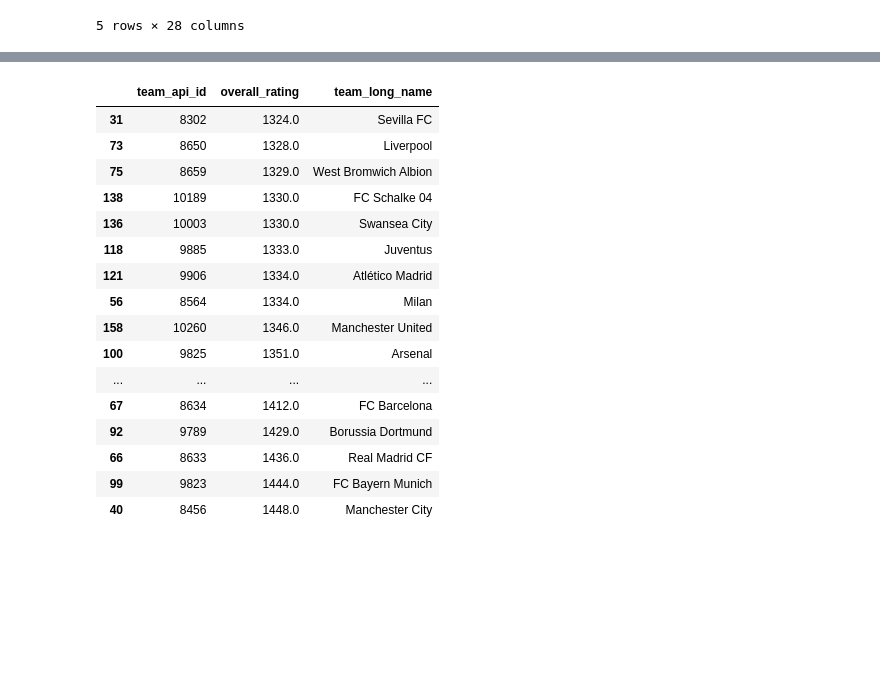
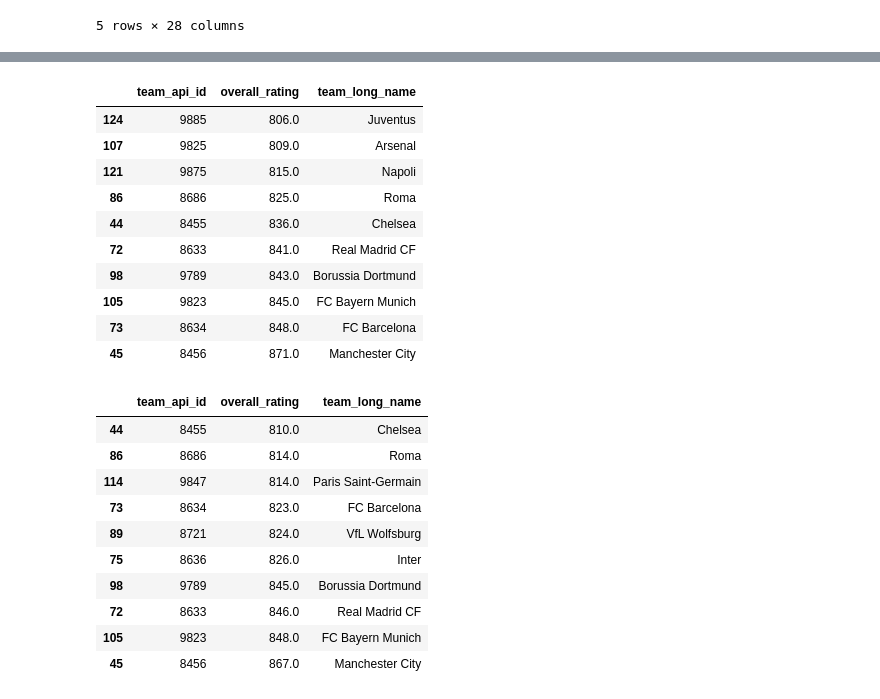
Before and after one commit to abhiksark/Udacity-DataAnalyst-Nanodegree, a Jupyter notebook: football_analysis/Updated_EDA.ipynb, the cells around one changed output, grey strips where cells are left out. Cells and saved outputs as stored; diff of their text form; code cells hidden in the pictures; blank space fills up the shorter version.

```diff
--- a/football_analysis/Updated_EDA.ipynb
+++ b/football_analysis/Updated_EDA.ipynb
@@ -289,20 +289,12 @@ def end_of_year_player(df_comb_player,year):
     return df_comb_player[['player_api_id','player_name', 'date', 'overall_rating', 'potential']]
 
 
-def end_of_year_team(df_comb_team,year):
+def end_of_year_team(df_comb_team):
     df_comb_team['date'] = pd.to_datetime(df_comb_team['date'])
-    df_comb_team = df_comb_team[df_comb_team['date'].dt.year == year]
+    df_comb_team = df_comb_team[df_comb_team['date'].dt.year == 2015]
     df_comb_team = df_comb_team.sort_values('date').groupby('team_api_id').last()
     df_comb_team.reset_index(level=0, inplace=True)
-    return df_comb_team[['team_api_id','team_long_name','date', 'buildUpPlaySpeed','buildUpPlaySpeedClass', 'buildUpPlayDribbling','buildUpPlayDribblingClass', 'buildUpPlayPassing',
-        'buildUpPlayPassingClass', 'buildUpPlayPositioningClass',
-       'chanceCreationPassing', 'chanceCreationPassingClass',
-       'chanceCreationCrossing', 'chanceCreationCrossingClass',
-       'chanceCreationShooting', 'chanceCreationShootingClass',
-       'chanceCreationPositioningClass', 'defencePressure',
-       'defencePressureClass', 'defenceAggression', 'defenceAggressionClass',
-       'defenceTeamWidth', 'defenceTeamWidthClass',
-       'defenceDefenderLineClass']]
+    return df_comb_team[['team_api_id','team_long_name','date']]
 
 def team_to_player(df_match,season):
     df_match = df_match[df_match.season== season ]
@@ -319,11 +311,11 @@ def team_to_player(df_match,season):
 
 def top_N_team(df_comb_team,df_comb_player,df_match,season="2015/2016",n=10):
     year = int(season.split("/")[0])
-    df_end_of_year_team = end_of_year_team(df_comb_team,year)
+    df_end_of_year_team = end_of_year_team(df_comb_team)
     df_end_of_year_player = end_of_year_player(df_comb_player,year)
     df_team_to_player = team_to_player(df_match,season)
     df_end_of_year_player = pd.merge(df_end_of_year_player, df_team_to_player, on="player_api_id")
-    df_comb_player_team_group= df_end_of_year_player.sort_values('overall_rating').groupby('team_api_id').head(18)
+    df_comb_player_team_group= df_end_of_year_player.sort_values('overall_rating').groupby('team_api_id').head(11)
     df_comb_player_team_group = df_comb_player_team_group.sort_values('overall_rating').groupby('team_api_id').sum()
     df_top = pd.merge(df_comb_player_team_group,df_end_of_year_team,on="team_api_id")
     df_top = df_top[["team_api_id","overall_rating","team_long_name"]]
@@ -332,21 +339,30 @@ def top_N_team(df_comb_team,df_comb_player,df_match,season="2015/2016",n=10):
+# %%
+df = top_N_team(df_comb_team,df_comb_player,df_match,season="2014/2015")
+df
+# %% [output]
+|  | team_api_id | overall_rating | team_long_name |
+| 124 | 9885 | 806.0 | Juventus |
+| 107 | 9825 | 809.0 | Arsenal |
+| 121 | 9875 | 815.0 | Napoli |
+| 86 | 8686 | 825.0 | Roma |
+| 44 | 8455 | 836.0 | Chelsea |
+| 72 | 8633 | 841.0 | Real Madrid CF |
+| 98 | 9789 | 843.0 | Borussia Dortmund |
+| 105 | 9823 | 845.0 | FC Bayern Munich |
+| 73 | 8634 | 848.0 | FC Barcelona |
+| 45 | 8456 | 871.0 | Manchester City |
 # %%
-df = top_N_team(df_comb_team,df_comb_player,df_match,season="2013/2014",n=20)
+df = top_N_team(df_comb_team,df_comb_player,df_match,season="2013/2014")
 df
 # %% [output]
 |  | team_api_id | overall_rating | team_long_name |
-| 31 | 8302 | 1324.0 | Sevilla FC |
-| 73 | 8650 | 1328.0 | Liverpool |
-| 75 | 8659 | 1329.0 | West Bromwich Albion |
-| 138 | 10189 | 1330.0 | FC Schalke 04 |
-| 136 | 10003 | 1330.0 | Swansea City |
-| 118 | 9885 | 1333.0 | Juventus |
-| 121 | 9906 | 1334.0 | Atlético Madrid |
-| 56 | 8564 | 1334.0 | Milan |
-| 158 | 10260 | 1346.0 | Manchester United |
-| 100 | 9825 | 1351.0 | Arsenal |
-| ... | ... | ... | ... |
-| 67 | 8634 | 1412.0 | FC Barcelona |
-| 92 | 9789 | 1429.0 | Borussia Dortmund |
-| 66 | 8633 | 1436.0 | Real Madrid CF |
-| 99 | 9823 | 1444.0 | FC Bayern Munich |
-| 40 | 8456 | 1448.0 | Manchester City |
+| 44 | 8455 | 810.0 | Chelsea |
+| 86 | 8686 | 814.0 | Roma |
+| 114 | 9847 | 814.0 | Paris Saint-Germain |
+| 73 | 8634 | 823.0 | FC Barcelona |
+| 89 | 8721 | 824.0 | VfL Wolfsburg |
+| 75 | 8636 | 826.0 | Inter |
+| 98 | 9789 | 845.0 | Borussia Dortmund |
+| 72 | 8633 | 846.0 | Real Madrid CF |
+| 105 | 9823 | 848.0 | FC Bayern Munich |
+| 45 | 8456 | 867.0 | Manchester City |
```
Also changed, not shown: parts of 8 cells of this notebook.
